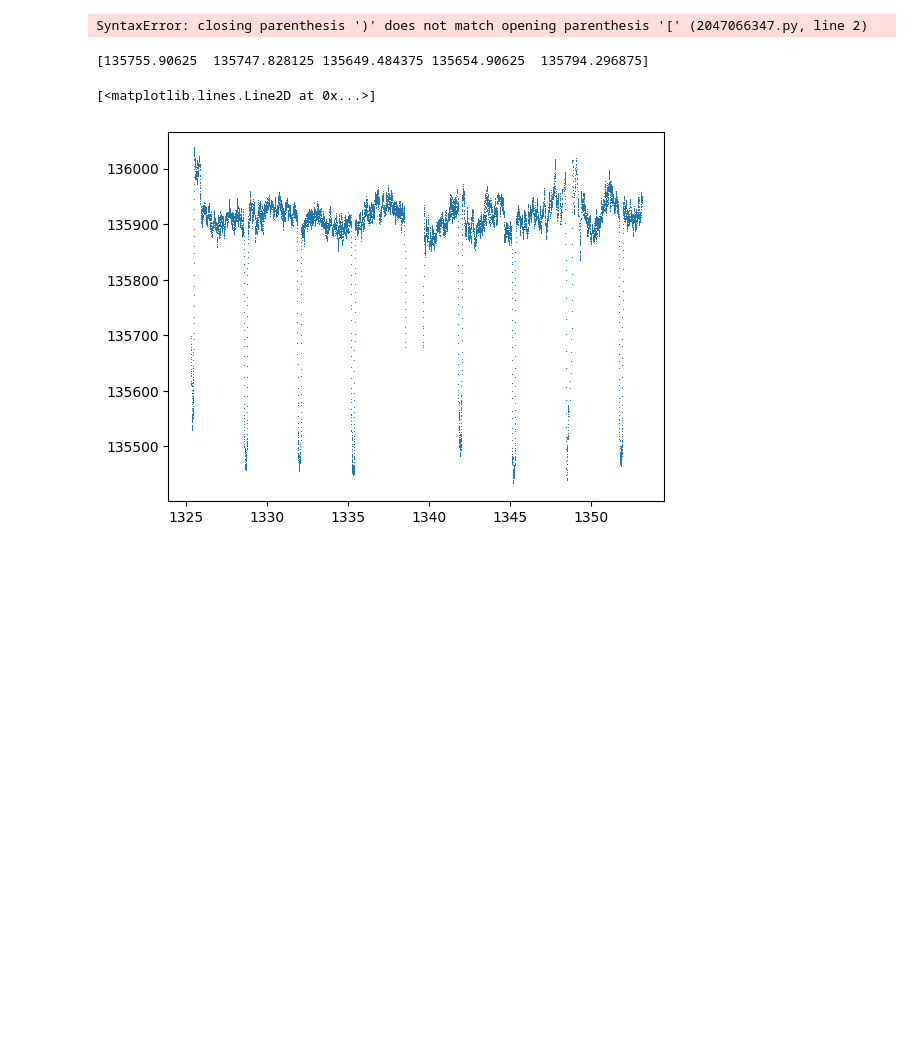
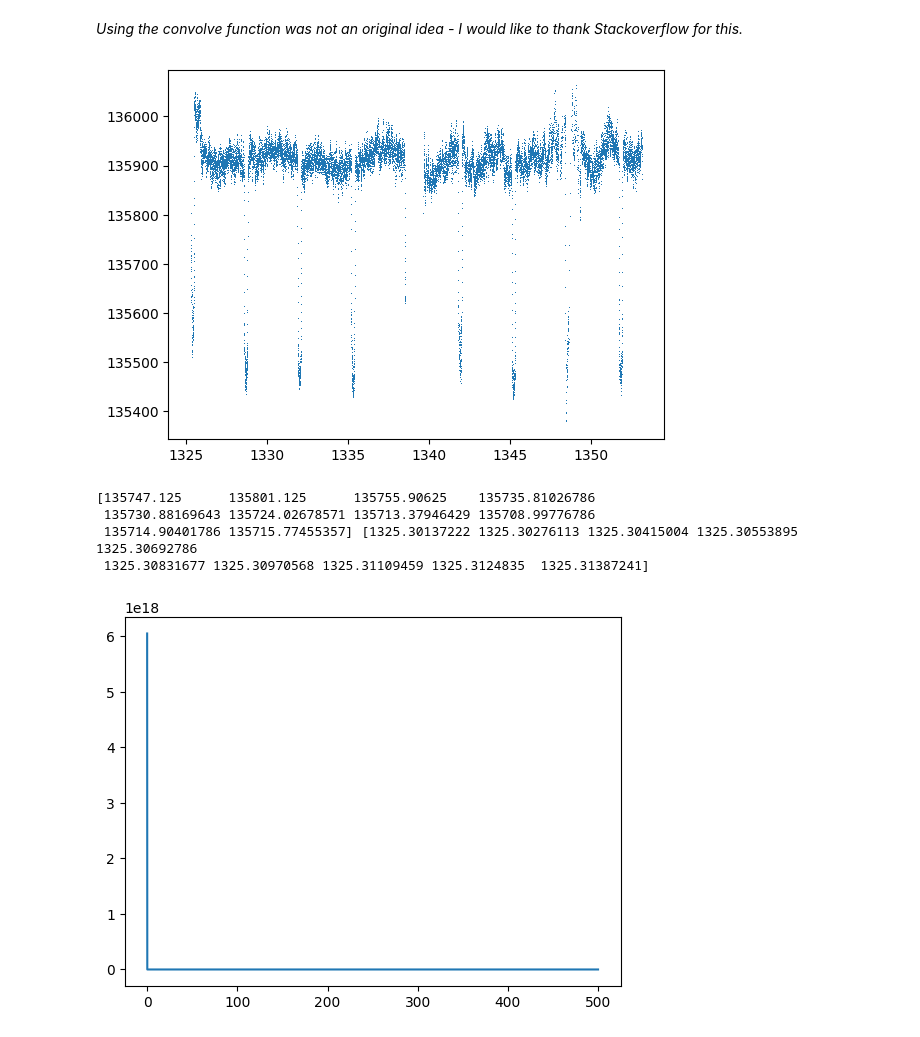
Before and after one commit to ShashanthS/ExoplanetTransitModelling, a Jupyter notebook: Assignment2_ShashanthSriramanathan.ipynb, the cells around one changed output. Drawn from its saved outputs; the diff is of its cells as text; code cells hidden in the pictures; blank space fills up the shorter version.

Commit message:
Not fully functional Lomb-Scargle implemented

```diff
--- a/Assignment2_ShashanthSriramanathan.ipynb
+++ b/Assignment2_ShashanthSriramanathan.ipynb
@@ -13,10 +14,14 @@ def read_and_clean(filename):
     return data
+# %% [markdown]
+<i>Using the convolve function was not an original idea - I would like to thank Stackoverflow for this.</i>
 # %%
-def smooth_data(data, wdith):
-    data = np.convolve(data[1, np.ones(width), 'valid')/width
-    return data
+def smooth_data(data, width):
+    '''
+    This function takes the rolling/moving average of the fluxes - second column of the 'data' array
+    This is done by using the numpy.convolve method.
+    '''
+    return np.convolve(data[:,1], np.ones(width), 'valid')/width # This returns along with the 'side'
+                                                                 # values for now - these are to be exluded later
-# %% [output]
-SyntaxError: closing parenthesis ')' does not match opening parenthesis '[' (2047066347.py, line 2)
 # %%
 def plot_light_curve(data):
     plt.plot(data[:,0], data[:,1], ',')
@@ -24,10 +28,30 @@ def plot_light_curve(data):
+# %%
+def find_freq(data, max_freq = 2000, n_bins = 100):
+    freq_range = np.linspace(0.1, max_freq, 100)
+    # print(data[:,1][:10], data[:,0][:10])
+    # temp = sc.signal.lombscargle(data[:,0], data[:,1], freq_range, normalize = False)
+    FFT = sc.fft.fft(data[:,1])
+    FFT = np.abs(FFT)**2
+    freqs = sc.fft.fftfreq(data[:,1].size, d=0.001)
+    # sample_freq[:sig.size//2], power[:sig.size//2]
+    print(data[:,1][:10], data[:,0][:10])
+    plt.plot(freqs[:dat[:,1].size//2], FFT[:dat[:,1].size//2])
 # %%
 fname = 'Data/tess_lc1.dat'
+window_length = 7  # has to be odd as you need to take the same number of values on either side of the cell
 dat = read_and_clean(fname)
-data = smooth_data(dat,20)
-plt.plot(dat[:,0][19:], data, ',')
-# plot_light_curve(dat)
+
+dat[:,1][int((window_length-1)/2):-int((window_length-1)/2)] = smooth_data(dat,window_length)
+plt.plot(dat[:,0], dat[:,1], ',')
+plt.show()
+find_freq(dat, 10, 100)
+
+
+# plt.xlim(1331, 1333)
 # %% [output]
+[figure, new version]
-[135755.90625  135747.828125 135649.484375 135654.90625  135794.296875]
+[135747.125      135801.125      135755.90625    135735.81026786
+ 135730.88169643 135724.02678571 135713.37946429 135708.99776786
+ 135714.90401786 135715.77455357] [1325.30137222 1325.30276113 1325.30415004 1325.30553895 1325.30692786
+ 1325.30831677 1325.30970568 1325.31109459 1325.3124835  1325.31387241]
-[<matplotlib.lines.Line2D at 0x...>]
-[figure, old version]
+[figure, added]
```
Also changed, not shown: parts of 3 cells of this notebook, 1 other file.
